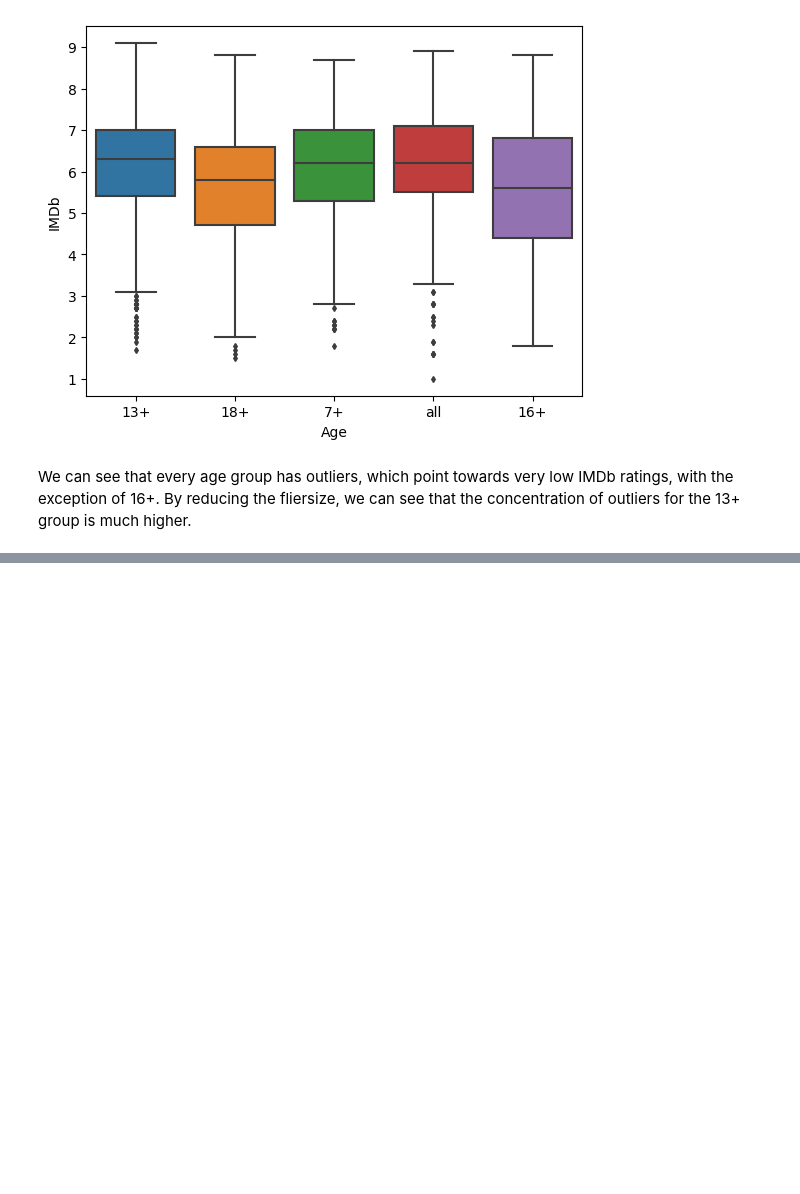
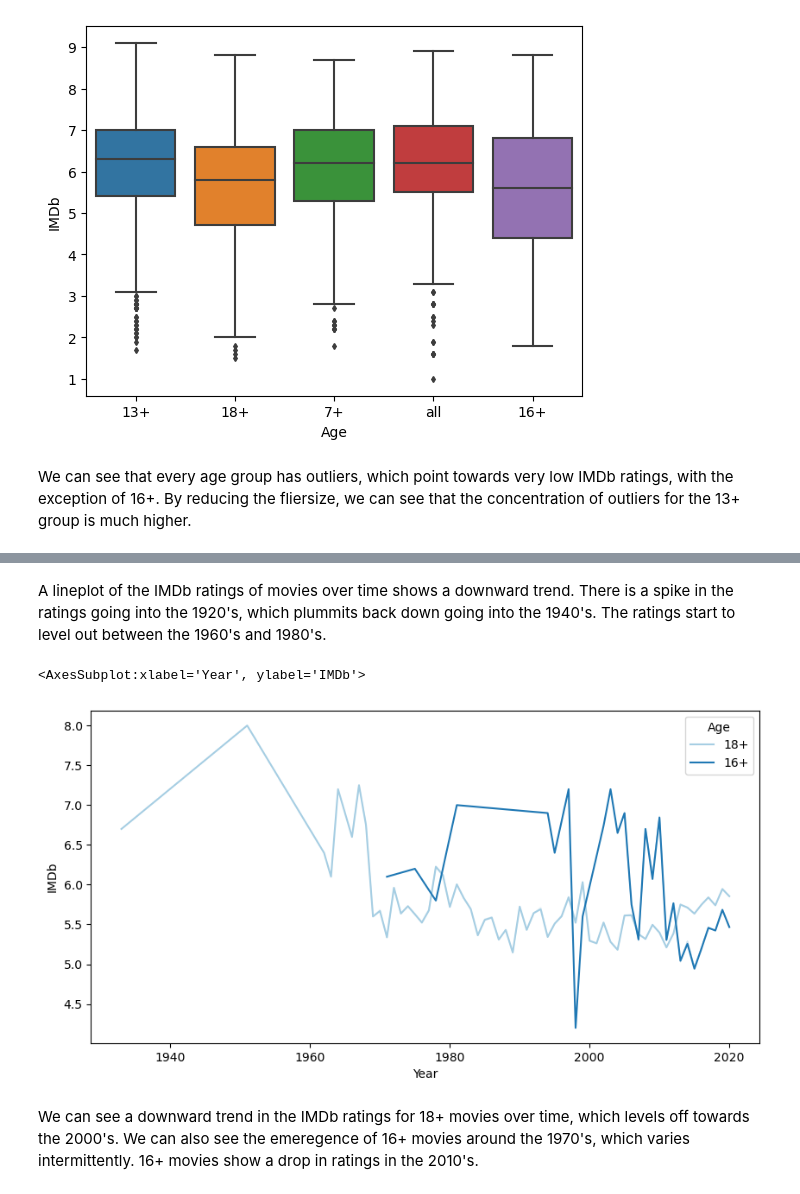
Before and after one commit to AngusRatski/LSE_Practice_Code, a Jupyter notebook: .github/workflows/Movie_Analysis.ipynb, the cells around one changed output, grey strips where cells are left out. Saved outputs shown, nothing was run; the diff lists cells and outputs as text; code cells hidden in the pictures; blank space fills up the shorter version.

```diff
--- a/.github/workflows/Movie_Analysis.ipynb
+++ b/.github/workflows/Movie_Analysis.ipynb
@@ -144,0 +180,17 @@ We can see that every age group has outliers, which point towards very low IMDb
+# %% [markdown]
+A lineplot of the IMDb ratings of movies over time shows a downward trend. There is a spike in the ratings going into the 1920's, which plummits back down going into the 1940's. The ratings start to level out between the 1960's and 1980's.
+# %%
+# Create two lineplots to show IMDb ratings and age ratings over time
+plt.figure(figsize=(10, 5))
+
+sns.lineplot(x='Year',
+             y='IMDb',
+             data=movies_ott[movies_ott['Age'].isin(['16+', '18+'])],
+             hue='Age',
+             palette='Paired',
+             ci=False)
+# %% [output]
+<AxesSubplot:xlabel='Year', ylabel='IMDb'>
+[figure, added]
+# %% [markdown]
+We can see a downward trend in the IMDb ratings for 18+ movies over time, which levels off towards the 2000's. We can also see the emeregence of 16+ movies around the 1970's, which varies intermittently. 16+ movies show a drop in ratings in the 2010's.
```
Also changed, not shown: parts of 6 cells of this notebook.
